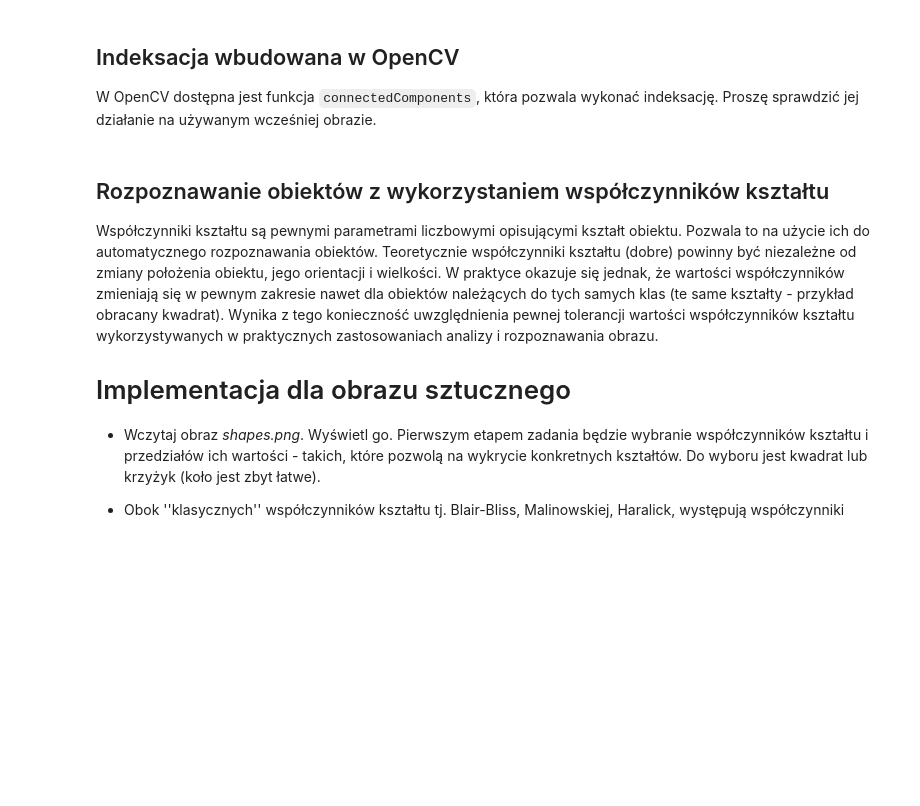
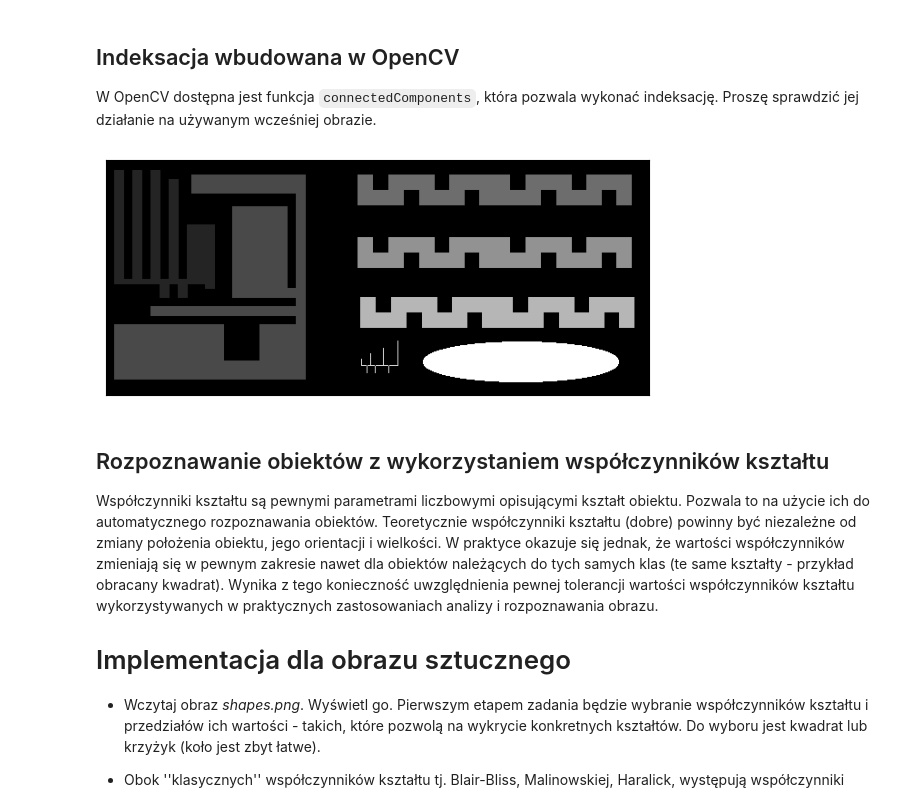
Before and after one commit to lukaszfilo-agh/Vision-systems, a Jupyter notebook: LAB13/13_ccl.ipynb, the cells around one changed output. Cells and saved outputs as stored; diff of their text form; code cells hidden in the pictures; blank space fills up the shorter version.

```diff
--- a/LAB13/13_ccl.ipynb
+++ b/LAB13/13_ccl.ipynb
@@ -235,6 +329,10 @@ W OpenCV dostępna jest funkcja `connectedComponents`, która pozwala wykonać i
 Proszę sprawdzić jej działanie na używanym wcześniej obrazie.
 # %%
 # Indeksacja wbudowana w OpenCV
+_, ccl1_icv = cv2.connectedComponents(ccl3)
+img_show(ccl1_icv)
+# %% [output]
+[figure, added]
 # %% [markdown]
 ## Rozpoznawanie obiektów z wykorzystaniem współczynników kształtu
 
```
Also changed, not shown: parts of 18 cells of this notebook, 1 other file.
